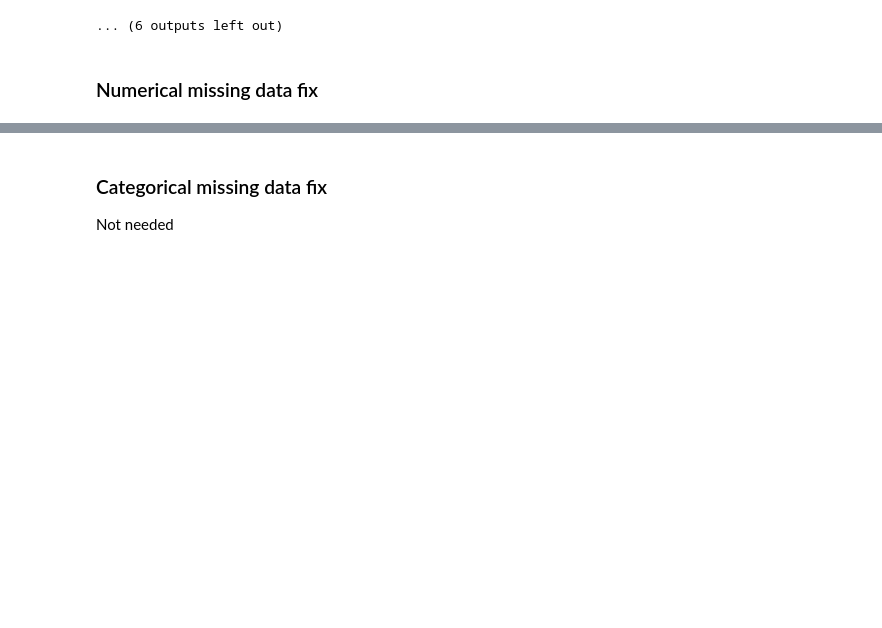
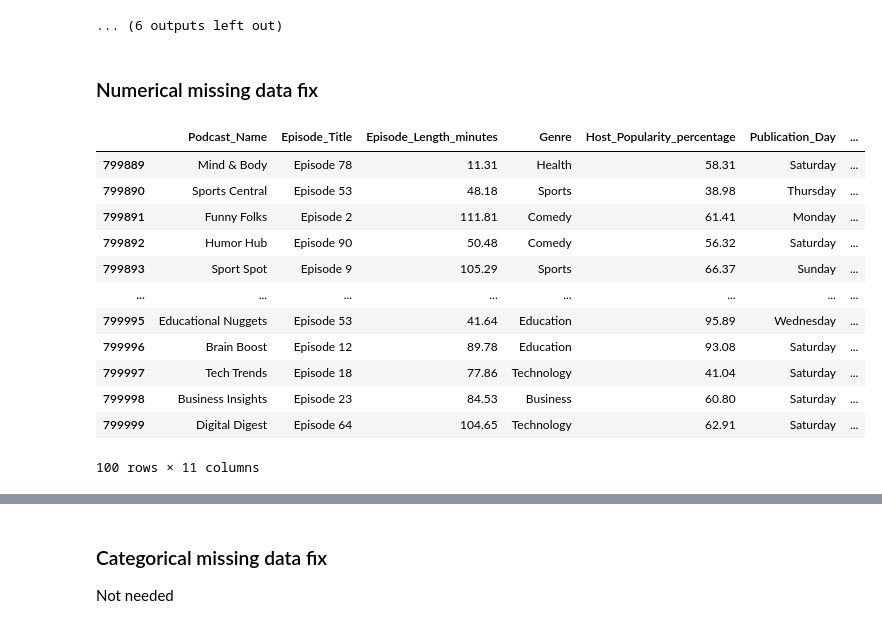
Before and after one commit to mailmezorro/kaggle_playground_series, a Jupyter notebook: Preprocessing/playground-series-s5e4-preprocessing.ipynb, the cells around one changed output, grey strips where cells are left out. Drawn from its saved outputs; the diff is of its cells as text; code cells hidden in the pictures; blank space fills up the shorter version.

```diff
--- a/Preprocessing/playground-series-s5e4-preprocessing.ipynb
+++ b/Preprocessing/playground-series-s5e4-preprocessing.ipynb
@@ -375,19 +391,22 @@ dtype: int64
 ... (6 outputs left out)
 # %% [markdown]
 ### Numerical missing data fix
-# %%
-# 1. Guest_Popularity: missing = no guest (0), add flag
-train['has_guest'] = (~train['Guest_Popularity_percentage'].isna()).astype(int)
-train['Guest_Popularity_percentage'].fillna(0, inplace=True)
-
-# 2. Episode_Length: Median
-train['Episode_Length_minutes'].fillna(train['Episode_Length_minutes'].mean(), inplace=True)
-
-# 3. Listening_Time: only data with data!
-train = train[train['Listening_Time_minutes'].notna()]
-
-# 4. Number_of_Ads: 0
-train['Number_of_Ads'].fillna(0, inplace=True)
+# %%
+train.tail(100)
+# %% [output]
+|  | Podcast_Name | Episode_Title | Episode_Length_minutes | Genre | Host_Popularity_percentage | Publication_Day | ... |
+| 799889 | Mind & Body | Episode 78 | 11.31 | Health | 58.31 | Saturday | ... |
+| 799890 | Sports Central | Episode 53 | 48.18 | Sports | 38.98 | Thursday | ... |
+| 799891 | Funny Folks | Episode 2 | 111.81 | Comedy | 61.41 | Monday | ... |
+| 799892 | Humor Hub | Episode 90 | 50.48 | Comedy | 56.32 | Saturday | ... |
+| 799893 | Sport Spot | Episode 9 | 105.29 | Sports | 66.37 | Sunday | ... |
+| ... | ... | ... | ... | ... | ... | ... | ... |
+| 799995 | Educational Nuggets | Episode 53 | 41.64 | Education | 95.89 | Wednesday | ... |
+| 799996 | Brain Boost | Episode 12 | 89.78 | Education | 93.08 | Saturday | ... |
+| 799997 | Tech Trends | Episode 18 | 77.86 | Technology | 41.04 | Saturday | ... |
+| 799998 | Business Insights | Episode 23 | 84.53 | Business | 60.80 | Saturday | ... |
+| 799999 | Digital Digest | Episode 64 | 104.65 | Technology | 62.91 | Saturday | ... |
+100 rows × 11 columns
 # %%
 train.isnull().sum()
 # %% [output]
```
Also changed, not shown: parts of 27 cells of this notebook, 9 other files.
